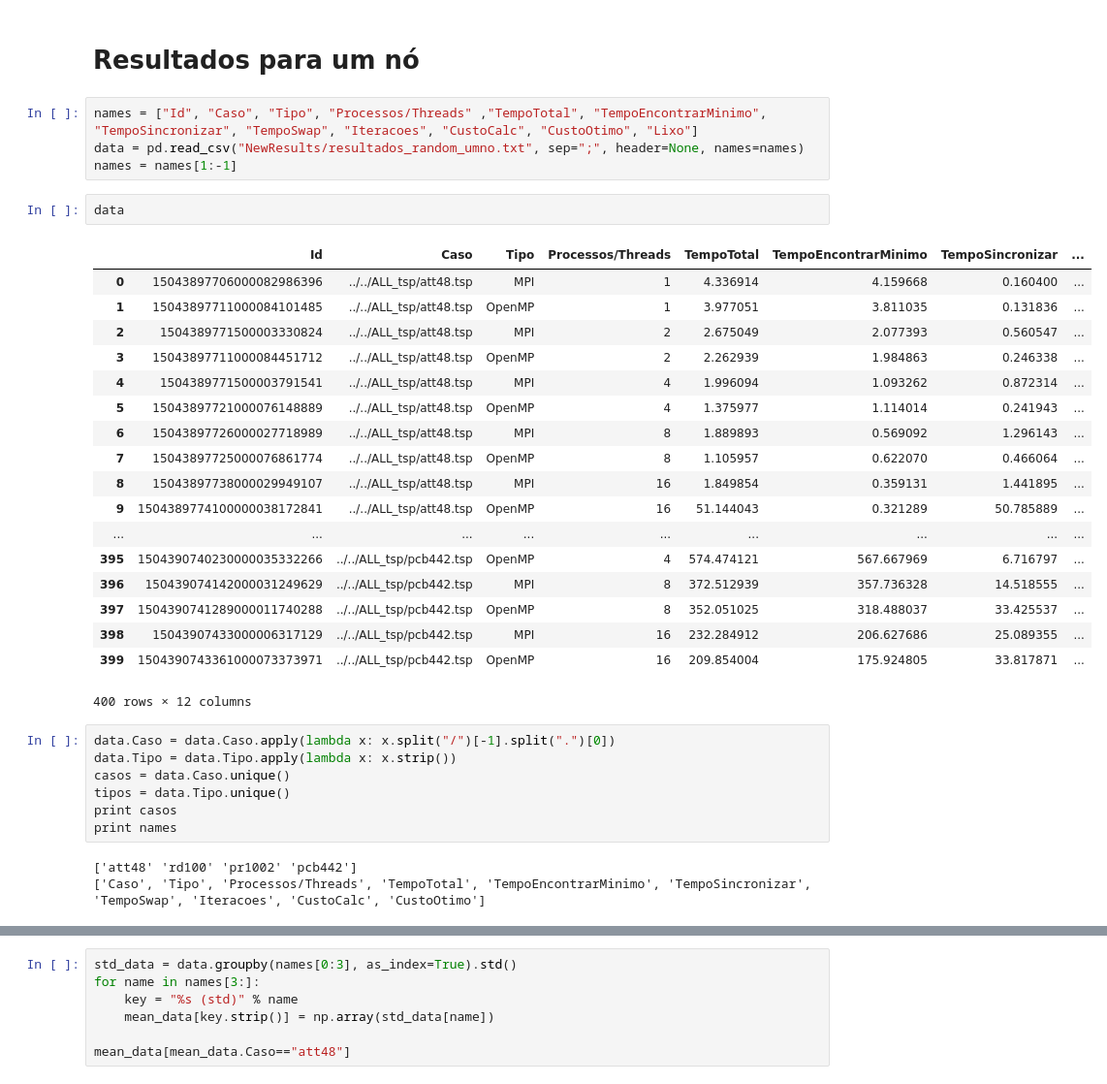
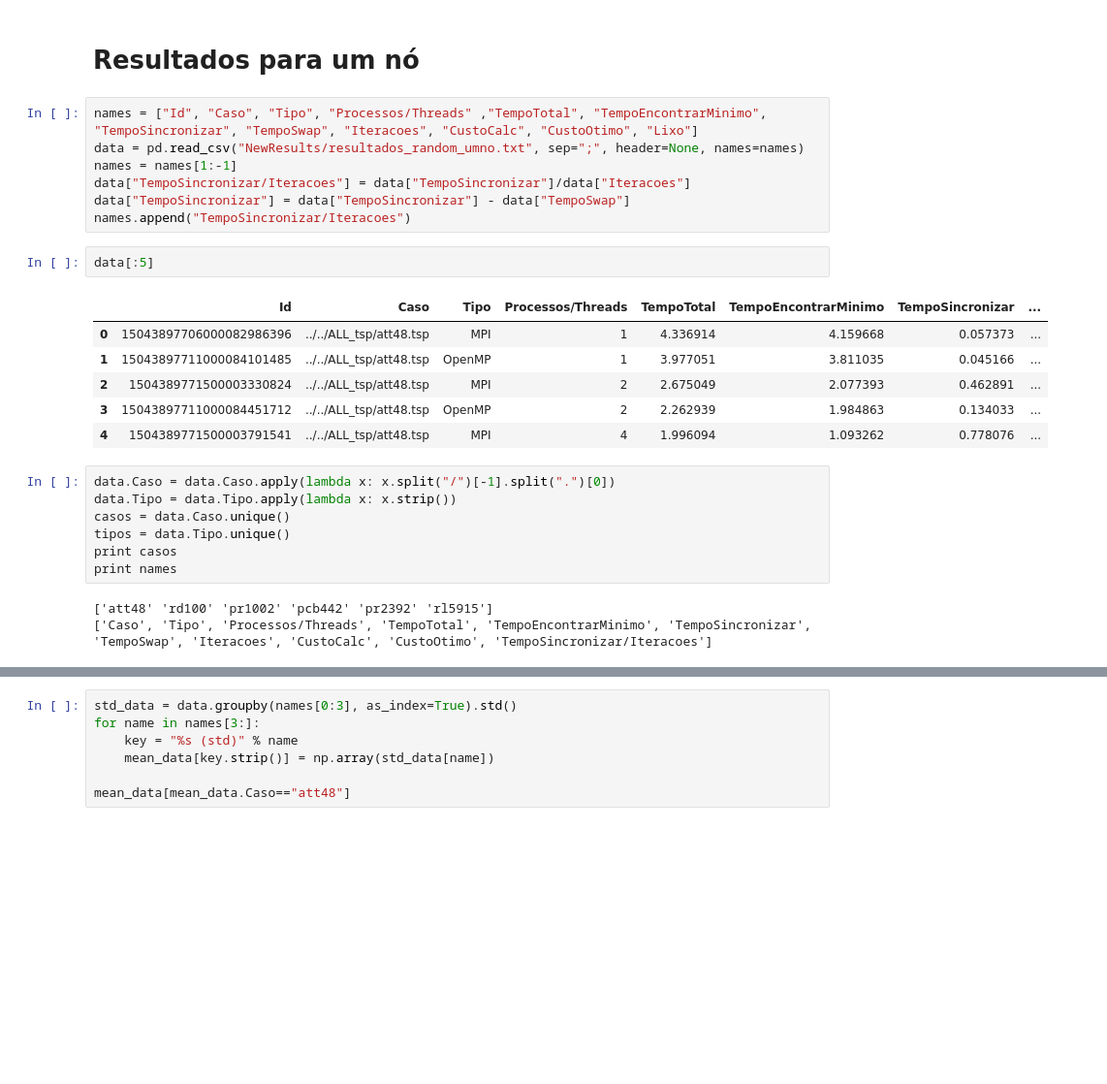
Before and after one commit to mtsodf/arq_avancadas, a Jupyter notebook: projeto_final/results/PlotResultados-2.ipynb, the cells around one changed output, grey strips where cells are left out. Shown at 97% size. Drawn from its saved outputs; the diff is of its cells as text; blank space fills up the shorter version.

```diff
--- a/projeto_final/results/PlotResultados-2.ipynb
+++ b/projeto_final/results/PlotResultados-2.ipynb
@@ -23,27 +23,18 @@ def set_ax_style(ax):
 names = ["Id", "Caso", "Tipo", "Processos/Threads" ,"TempoTotal", "TempoEncontrarMinimo", "TempoSincronizar", "TempoSwap", "Iteracoes", "CustoCalc", "CustoOtimo", "Lixo"]
 data = pd.read_csv("NewResults/resultados_random_umno.txt", sep=";", header=None, names=names)
 names = names[1:-1]
+data["TempoSincronizar/Iteracoes"] = data["TempoSincronizar"]/data["Iteracoes"]
+data["TempoSincronizar"] = data["TempoSincronizar"] - data["TempoSwap"]
+names.append("TempoSincronizar/Iteracoes")
 # %%
-data
+data[:5]
 # %% [output]
 |  | Id | Caso | Tipo | Processos/Threads | TempoTotal | TempoEncontrarMinimo | TempoSincronizar | ... |
-| 0 | 15043897706000082986396 | ../../ALL_tsp/att48.tsp | MPI | 1 | 4.336914 | 4.159668 | 0.160400 | ... |
-| 1 | 15043897711000084101485 | ../../ALL_tsp/att48.tsp | OpenMP | 1 | 3.977051 | 3.811035 | 0.131836 | ... |
-| 2 | 1504389771500003330824 | ../../ALL_tsp/att48.tsp | MPI | 2 | 2.675049 | 2.077393 | 0.560547 | ... |
-| 3 | 15043897711000084451712 | ../../ALL_tsp/att48.tsp | OpenMP | 2 | 2.262939 | 1.984863 | 0.246338 | ... |
-| 4 | 1504389771500003791541 | ../../ALL_tsp/att48.tsp | MPI | 4 | 1.996094 | 1.093262 | 0.872314 | ... |
-| 5 | 15043897721000076148889 | ../../ALL_tsp/att48.tsp | OpenMP | 4 | 1.375977 | 1.114014 | 0.241943 | ... |
-| 6 | 15043897726000027718989 | ../../ALL_tsp/att48.tsp | MPI | 8 | 1.889893 | 0.569092 | 1.296143 | ... |
-| 7 | 15043897725000076861774 | ../../ALL_tsp/att48.tsp | OpenMP | 8 | 1.105957 | 0.622070 | 0.466064 | ... |
-| 8 | 15043897738000029949107 | ../../ALL_tsp/att48.tsp | MPI | 16 | 1.849854 | 0.359131 | 1.441895 | ... |
-| 9 | 1504389774100000038172841 | ../../ALL_tsp/att48.tsp | OpenMP | 16 | 51.144043 | 0.321289 | 50.785889 | ... |
-| ... | ... | ... | ... | ... | ... | ... | ... | ... |
-| 395 | 1504390740230000035332266 | ../../ALL_tsp/pcb442.tsp | OpenMP | 4 | 574.474121 | 567.667969 | 6.716797 | ... |
-| 396 | 150439074142000031249629 | ../../ALL_tsp/pcb442.tsp | MPI | 8 | 372.512939 | 357.736328 | 14.518555 | ... |
-| 397 | 1504390741289000011740288 | ../../ALL_tsp/pcb442.tsp | OpenMP | 8 | 352.051025 | 318.488037 | 33.425537 | ... |
-| 398 | 15043907433000006317129 | ../../ALL_tsp/pcb442.tsp | MPI | 16 | 232.284912 | 206.627686 | 25.089355 | ... |
-| 399 | 1504390743361000073373971 | ../../ALL_tsp/pcb442.tsp | OpenMP | 16 | 209.854004 | 175.924805 | 33.817871 | ... |
+| 0 | 15043897706000082986396 | ../../ALL_tsp/att48.tsp | MPI | 1 | 4.336914 | 4.159668 | 0.057373 | ... |
+| 1 | 15043897711000084101485 | ../../ALL_tsp/att48.tsp | OpenMP | 1 | 3.977051 | 3.811035 | 0.045166 | ... |
+| 2 | 1504389771500003330824 | ../../ALL_tsp/att48.tsp | MPI | 2 | 2.675049 | 2.077393 | 0.462891 | ... |
+| 3 | 15043897711000084451712 | ../../ALL_tsp/att48.tsp | OpenMP | 2 | 2.262939 | 1.984863 | 0.134033 | ... |
+| 4 | 1504389771500003791541 | ../../ALL_tsp/att48.tsp | MPI | 4 | 1.996094 | 1.093262 | 0.778076 | ... |
-400 rows × 12 columns
 # %%
 data.Caso = data.Caso.apply(lambda x: x.split("/")[-1].split(".")[0])
 data.Tipo = data.Tipo.apply(lambda x: x.strip())
@@ -52,8 +43,8 @@ tipos = data.Tipo.unique()
 print casos
 print names
 # %% [output]
-['att48' 'rd100' 'pr1002' 'pcb442']
-['Caso', 'Tipo', 'Processos/Threads', 'TempoTotal', 'TempoEncontrarMinimo', 'TempoSincronizar', 'TempoSwap', 'Iteracoes', 'CustoCalc', 'CustoOtimo']
+['att48' 'rd100' 'pr1002' 'pcb442' 'pr2392' 'rl5915']
+['Caso', 'Tipo', 'Processos/Threads', 'TempoTotal', 'TempoEncontrarMinimo', 'TempoSincronizar', 'TempoSwap', 'Iteracoes', 'CustoCalc', 'CustoOtimo', 'TempoSincronizar/Iteracoes']
 # %%
 mean_data = data[names]
 mean_data = mean_data.groupby(names[0:3], as_index=False).mean()
```
Also changed, not shown: parts of 5 cells of this notebook, 58 other files.
